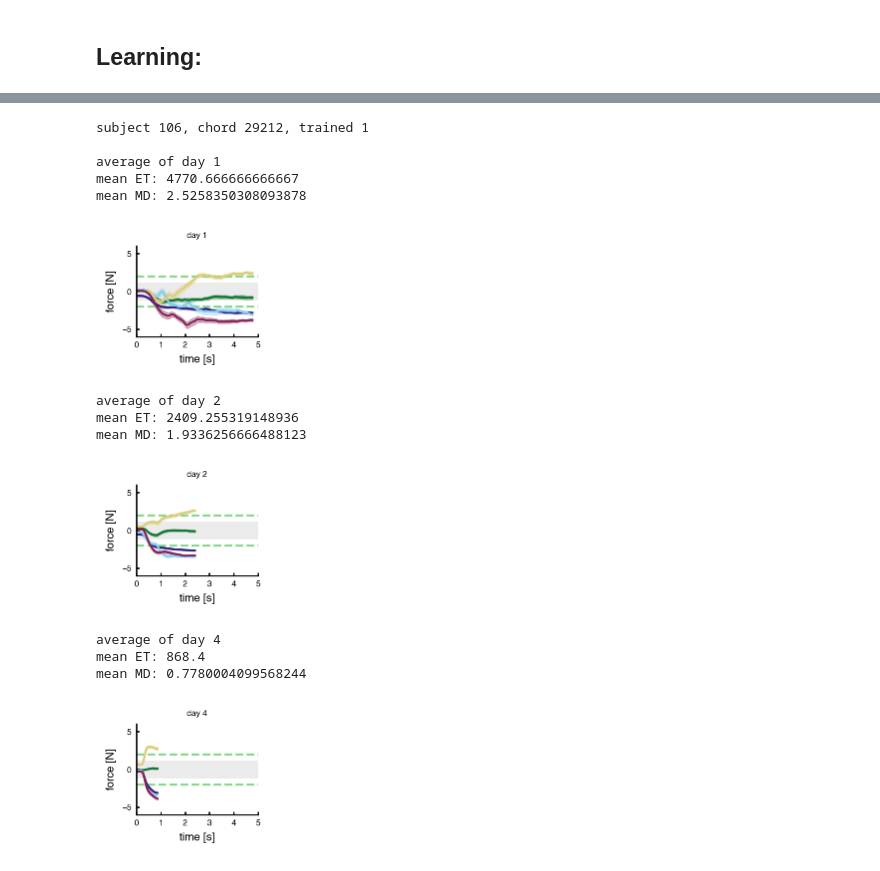
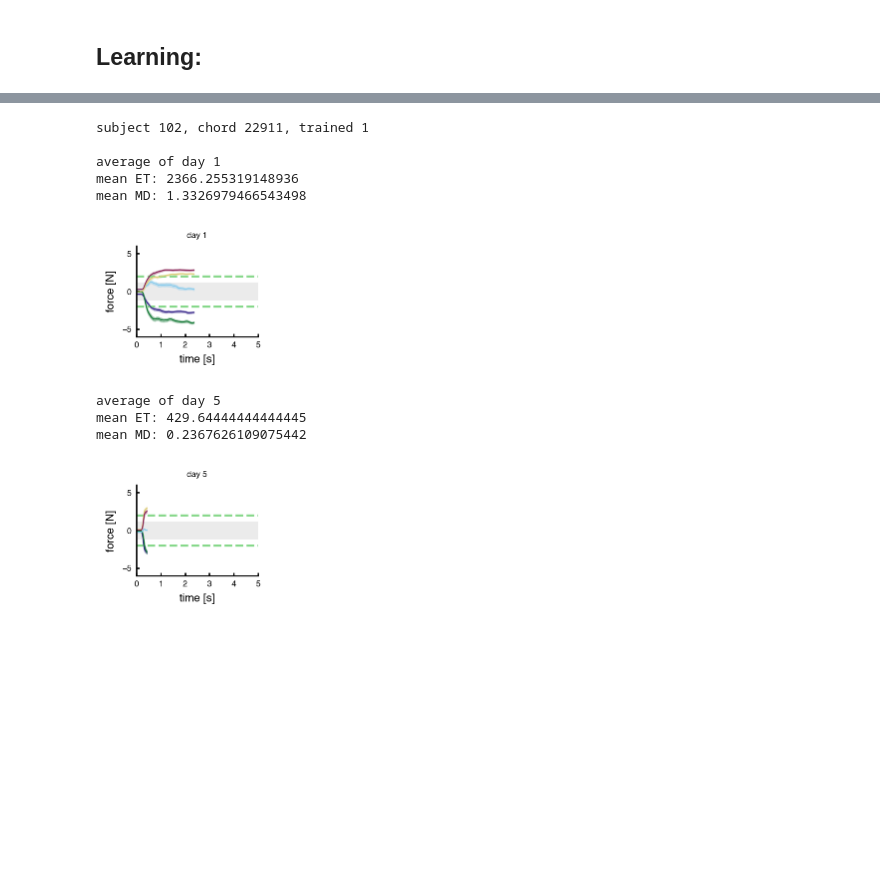
Before and after one commit to alighavam/EFC2, a Jupyter notebook: efc2_notebook.ipynb, the cells around one changed output, grey strips where cells are left out. Cells and saved outputs as stored; diff of their text form; code cells hidden in the pictures; blank space fills up the shorter version.

```diff
--- a/efc2_notebook.ipynb
+++ b/efc2_notebook.ipynb
@@ -156,37 +206,33 @@ MD: [1.75891507 1.6713791  0.27964349]
 # %%
 import pandas as pd
 from utils.config import *
 import importlib
 import efc2_paper as paper
 importlib.reload(paper)
 import matplotlib.pyplot as plt
 import numpy as np
 import seaborn as sns
 import utils.please
 %config InlineBackend.figure_format = 'retina'
 
 # palette = ['#180a20','#471e61','#7632a2','#a15dcd','#c79ee1']
 trial = 'average'
-sn = 108
-chord = 12129
+sn = 102
+chord = 22911
 export_fig = False
-days = [1,2,4]
+days = [1,5]
 # xlim = [3.6, 1.7, 0.9]
 xlim = None
 df, mov = paper.plot_trial_example(sn=sn, chord=chord, trial=trial, fs=500, fig_size=[4, 3], t_minus=None, t_max=None,
                                    days=days, num_trials=5, xlim=xlim, export_fig=export_fig)
 # %% [output]
-subject 106, chord 29212, trained 1
+subject 102, chord 22911, trained 1
 
 average of day 1
-mean ET: 4770.666666666667
-mean MD: 2.5258350308093878
+mean ET: 2366.255319148936
+mean MD: 1.3326979466543498
-[figure, old version]
+[figure, new version]
-average of day 2
-mean ET: 2409.255319148936
-mean MD: 1.9336256666488123
+average of day 5
+mean ET: 429.64444444444445
+mean MD: 0.2367626109075442
-[figure, old version]
+[figure, new version]
-average of day 4
-mean ET: 868.4
-mean MD: 0.7780004099568244
-[figure, removed]
```
Also changed, not shown: parts of 7 cells of this notebook, 1 other file.
